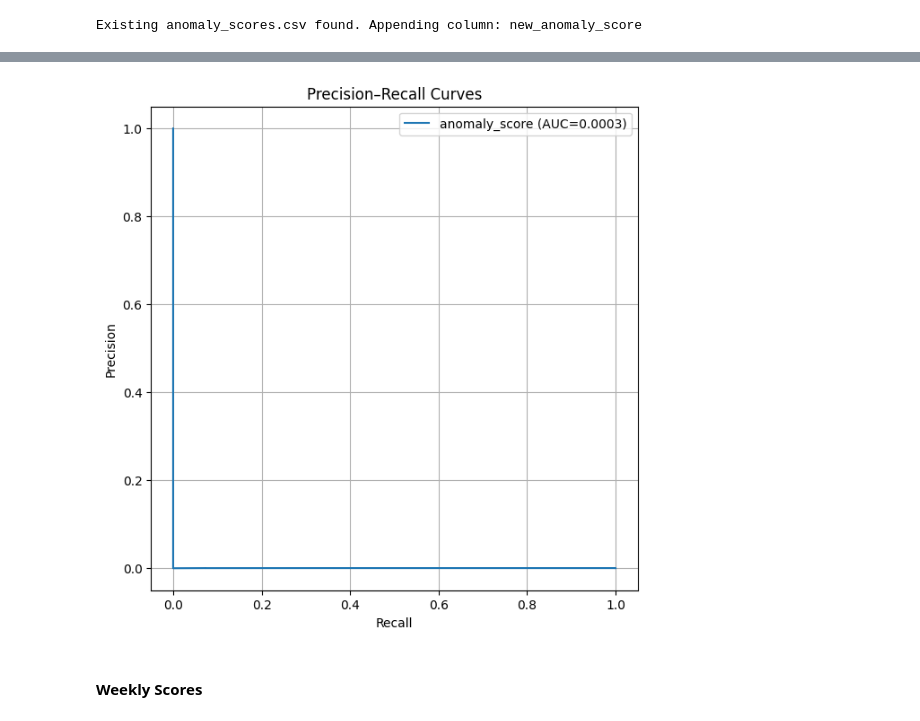
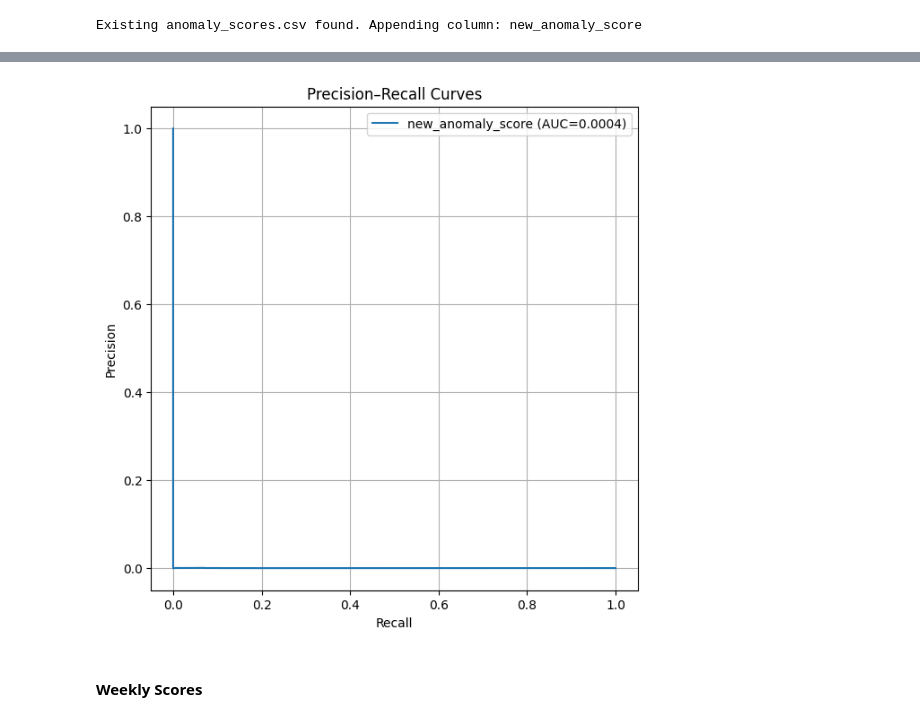
Before and after one commit to ChanukaRavishan/liad, a Jupyter notebook: framework/tsm/tsm_scores.ipynb, the cells around one changed output, grey strips where cells are left out. Saved outputs shown, nothing was run; the diff lists cells and outputs as text; code cells hidden in the pictures.

```diff
--- a/framework/tsm/tsm_scores.ipynb
+++ b/framework/tsm/tsm_scores.ipynb
@@ -159,3 +159,10 @@ else:
     anomaly_df.to_csv('../../processed/sim2_evalb/anomaly_scores.csv', index=False)
 # %% [output]
 Existing anomaly_scores.csv found. Appending column: new_anomaly_score
+# %%
+merged = pd.read_csv('/Users/chanuka/Desktop/codespaces/liad/processed/sim2_evalb/anomaly_scores.csv')
+residents_df = pd.read_csv('/Users/chanuka/Desktop/codespaces/liad/processed/sim2_evalb/residents.csv')
+merged = merged[merged['agent'].isin(residents_df['agent'])]
+# %%
+merged.sort_values(by='new_anomaly_score', ascending=False, inplace=True)
+merged[merged['is_anomaly'] == 1].head(50)
@@ -162,40 +204,40 @@ Existing anomaly_scores.csv found. Appending column: new_anomaly_score
 # %%
 # change this, yours might most probably be 'new_anomaly_score' only
 score_cols = [
-    "anomaly_score"
+    "new_anomaly_score"
 ]
 
 y_true = merged["is_anomaly"].astype(int).values
 
 plt.figure(figsize=(7, 7))
 
 for col in score_cols:
     if col not in merged.columns:
         print(f"Skipping {col} (not found)")
         continue
 
     # drop rows where this score is NaN
     mask = ~merged[col].isna()
     if mask.sum() == 0:
         print(f"Skipping {col} (all NaN)")
         continue
 
     precision, recall, thresholds = precision_recall_curve(
         y_true[mask.values],
         merged.loc[mask, col].values
     )
 
     pr_auc = auc(recall, precision)
     plt.plot(recall, precision, label=f"{col} (AUC={pr_auc:.4f})")
 
 plt.xlabel("Recall")
 plt.ylabel("Precision")
 plt.title("Precision–Recall Curves")
 plt.legend()
 plt.grid(True)
 plt.show()
 # %% [output]
-[figure, old version]
+[figure, new version]
 # %% [markdown]
 #### Weekly Scores
 # %%
```
Also changed, not shown: parts of 2 cells of this notebook, 3 other files.
